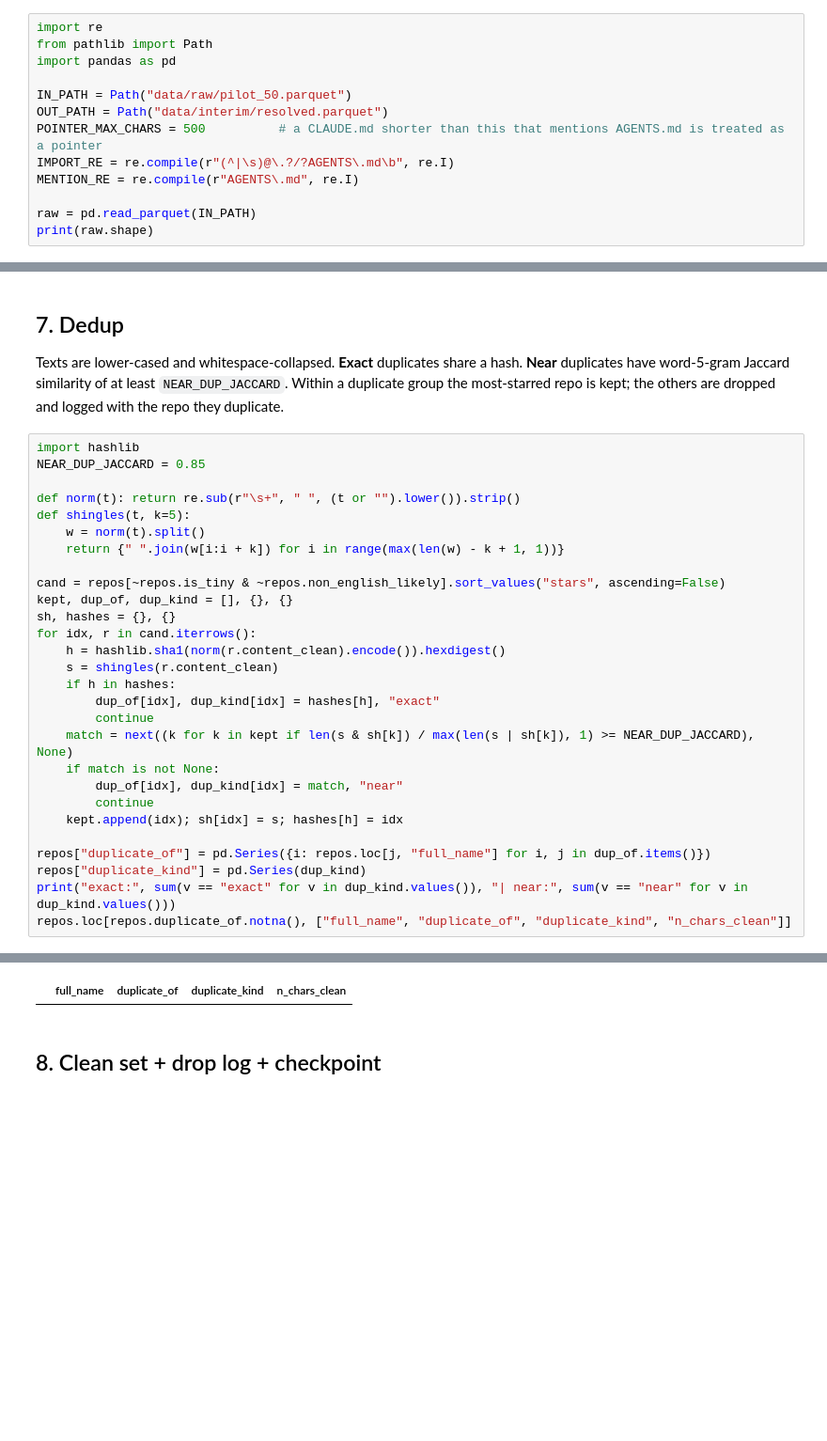
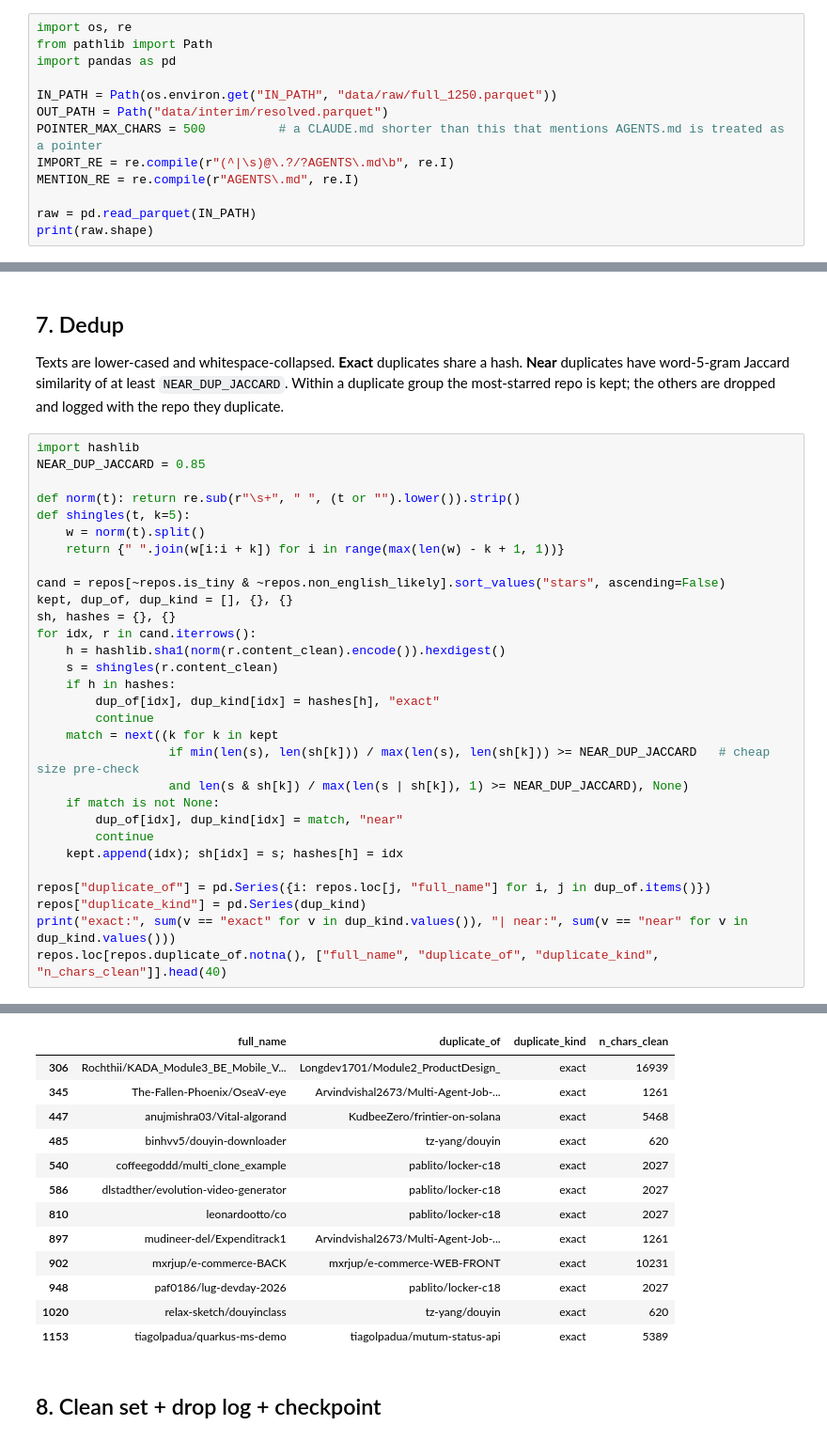
Before and after one commit to TheArnavBatra/claude-md-study, a Jupyter notebook: 02_clean.ipynb, the cells around one changed output, grey strips where cells are left out. Shown at 94% size. Drawn from its saved outputs; the diff is of its cells as text; blank space fills up the shorter version.

```diff
--- a/02_clean.ipynb
+++ b/02_clean.ipynb
@@ -10,11 +10,11 @@ The unit is the **repo**. Each repo gets one `content_resolved` and a `resolved_
 
 One hop only; other `@imports` are not followed. `content_raw` is never overwritten. Dedup and secret stripping come in later steps of this notebook.
 # %%
-import re
+import os, re
 from pathlib import Path
 import pandas as pd
 
-IN_PATH = Path("data/raw/pilot_50.parquet")
+IN_PATH = Path(os.environ.get("IN_PATH", "data/raw/full_1250.parquet"))
 OUT_PATH = Path("data/interim/resolved.parquet")
 POINTER_MAX_CHARS = 500          # a CLAUDE.md shorter than this that mentions AGENTS.md is treated as a pointer
 IMPORT_RE = re.compile(r"(^|\s)@\.?/?AGENTS\.md\b", re.I)
@@ -171,7 +190,9 @@ for idx, r in cand.iterrows():
     if h in hashes:
         dup_of[idx], dup_kind[idx] = hashes[h], "exact"
         continue
-    match = next((k for k in kept if len(s & sh[k]) / max(len(s | sh[k]), 1) >= NEAR_DUP_JACCARD), None)
+    match = next((k for k in kept
+                  if min(len(s), len(sh[k])) / max(len(s), len(sh[k])) >= NEAR_DUP_JACCARD   # cheap size pre-check
+                  and len(s & sh[k]) / max(len(s | sh[k]), 1) >= NEAR_DUP_JACCARD), None)
     if match is not None:
         dup_of[idx], dup_kind[idx] = match, "near"
         continue
@@ -180,5 +201,5 @@ for idx, r in cand.iterrows():
 repos["duplicate_of"] = pd.Series({i: repos.loc[j, "full_name"] for i, j in dup_of.items()})
 repos["duplicate_kind"] = pd.Series(dup_kind)
 print("exact:", sum(v == "exact" for v in dup_kind.values()), "| near:", sum(v == "near" for v in dup_kind.values()))
-repos.loc[repos.duplicate_of.notna(), ["full_name", "duplicate_of", "duplicate_kind", "n_chars_clean"]]
+repos.loc[repos.duplicate_of.notna(), ["full_name", "duplicate_of", "duplicate_kind", "n_chars_clean"]].head(40)
 # %% [output]
@@ -186,4 +207,16 @@ exact: 0 | near: 0
 |  | full_name | duplicate_of | duplicate_kind | n_chars_clean |
+| 306 | Rochthii/KADA_Module3_BE_Mobile_V... | Longdev1701/Module2_ProductDesign_ | exact | 16939 |
+| 345 | The-Fallen-Phoenix/OseaV-eye | Arvindvishal2673/Multi-Agent-Job-... | exact | 1261 |
+| 447 | anujmishra03/Vital-algorand | KudbeeZero/frintier-on-solana | exact | 5468 |
+| 485 | binhvv5/douyin-downloader | tz-yang/douyin | exact | 620 |
+| 540 | coffeegoddd/multi_clone_example | pablito/locker-c18 | exact | 2027 |
+| 586 | dlstadther/evolution-video-generator | pablito/locker-c18 | exact | 2027 |
+| 810 | leonardootto/co | pablito/locker-c18 | exact | 2027 |
+| 897 | mudineer-del/Expenditrack1 | Arvindvishal2673/Multi-Agent-Job-... | exact | 1261 |
+| 902 | mxrjup/e-commerce-BACK | mxrjup/e-commerce-WEB-FRONT | exact | 10231 |
+| 948 | paf0186/lug-devday-2026 | pablito/locker-c18 | exact | 2027 |
+| 1020 | relax-sketch/douyinclass | tz-yang/douyin | exact | 620 |
+| 1153 | tiagolpadua/quarkus-ms-demo | tiagolpadua/mutum-status-api | exact | 5389 |
 # %% [markdown]
 ## 8. Clean set + drop log + checkpoint
 # %%
```
Also changed, not shown: parts of 10 cells of this notebook, 1 other file.
